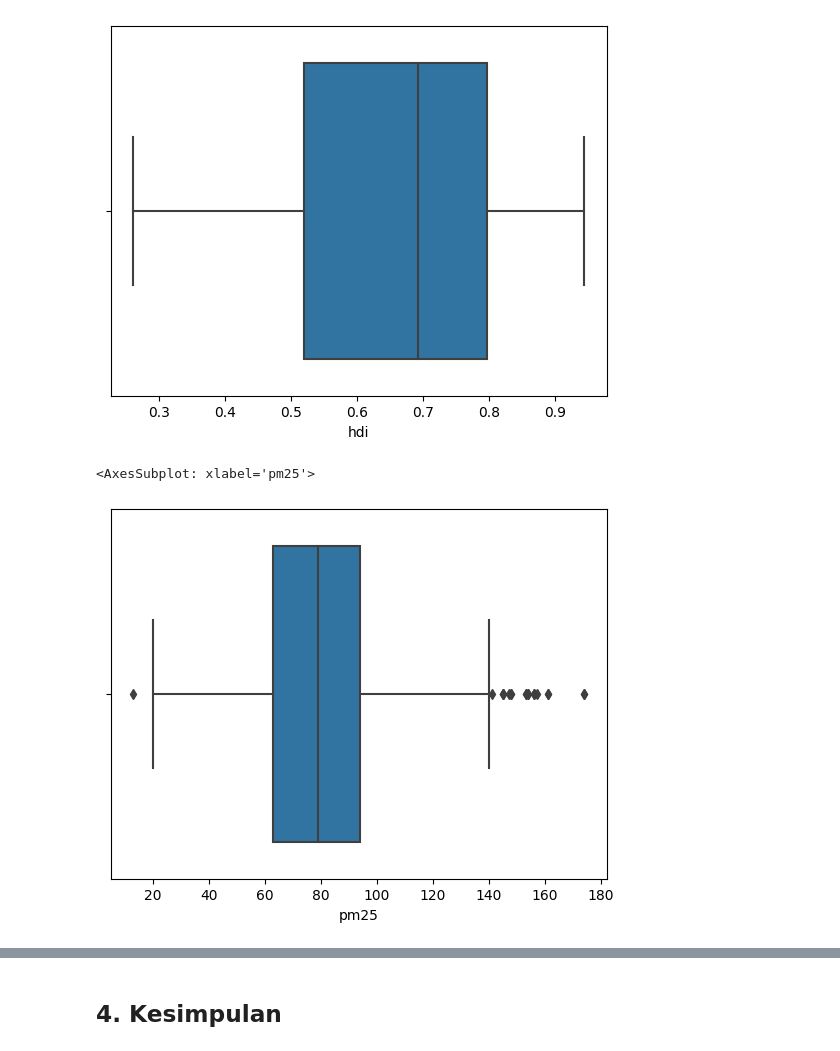
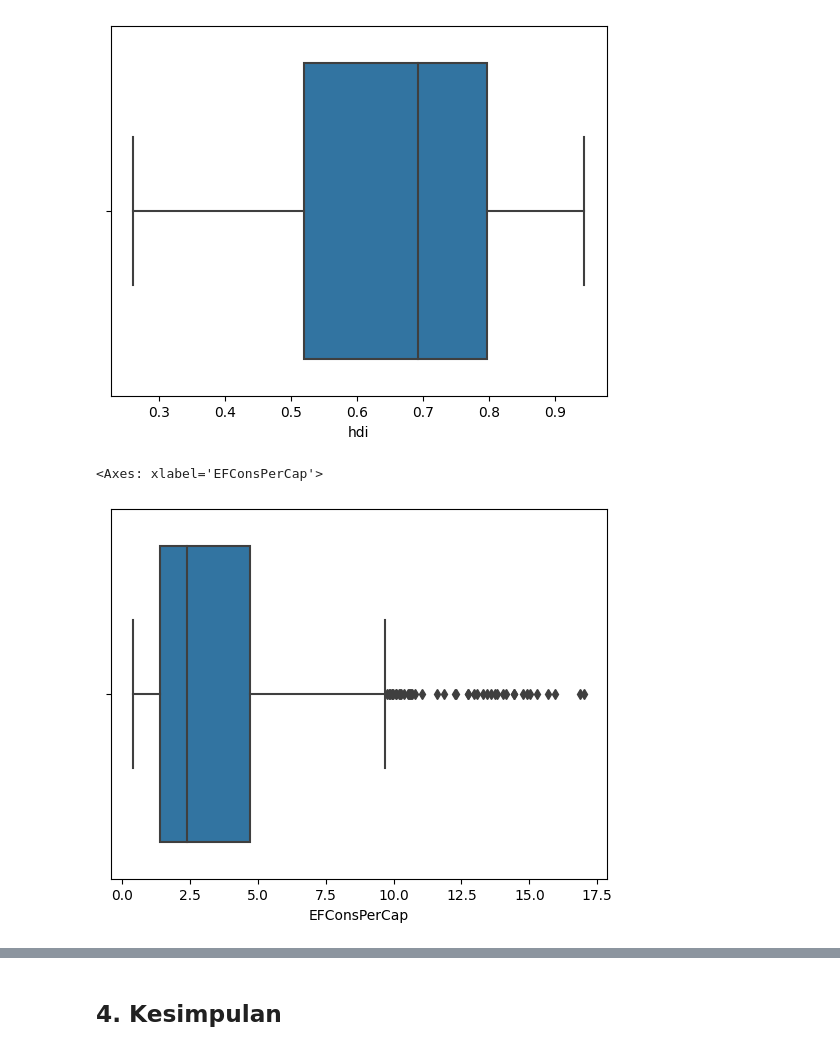
Before and after one commit to elfarahma/ml_process, a Jupyter notebook: eda.ipynb, the cells around one changed output, grey strips where cells are left out. Cells and saved outputs as stored; diff of their text form; code cells hidden in the pictures.

```diff
--- a/eda.ipynb
+++ b/eda.ipynb
@@ -286,7 +341,7 @@ sns.boxplot(data = dataset, x = "hdi")
 <Axes: xlabel='hdi'>
 [figure]
 # %%
-sns.boxplot(data = dataset, x = "pm25")
+sns.boxplot(data = dataset, x = "EFConsPerCap")
 # %% [output]
-<AxesSubplot: xlabel='pm25'>
+<Axes: xlabel='EFConsPerCap'>
-[figure, old version]
+[figure, new version]
```
Also changed, not shown: parts of 23 cells of this notebook, 8 other files.
